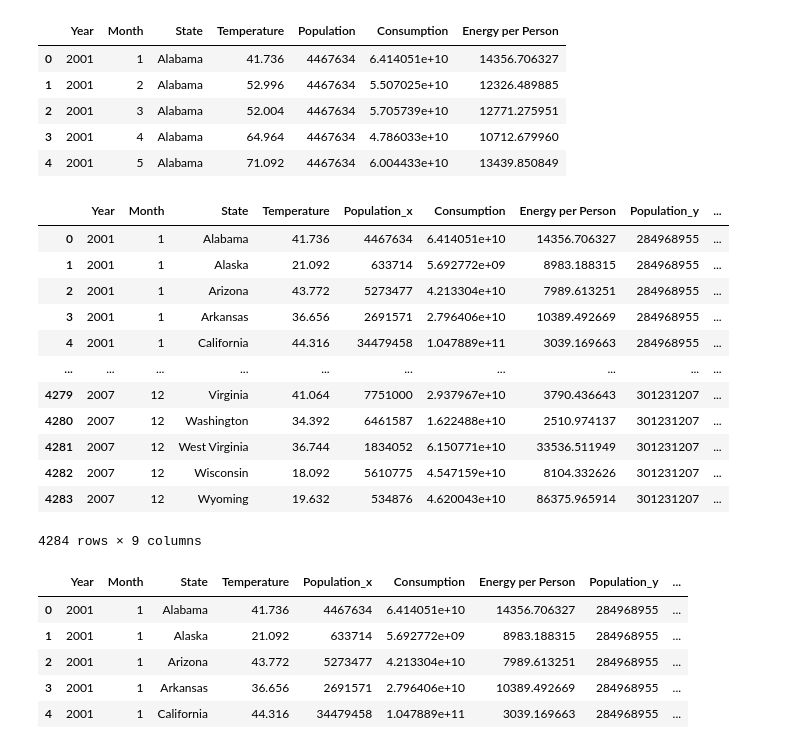
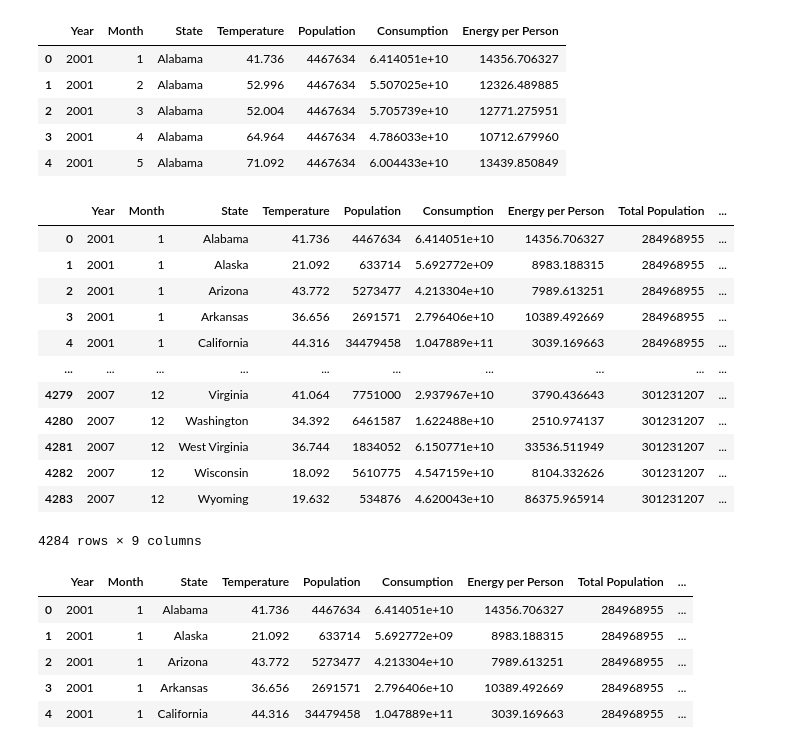
Before and after one commit to Siraj2493/Project-1, a Jupyter notebook: weather_analysis.ipynb, the cells around one changed output. Cells and saved outputs as stored; diff of their text form; code cells hidden in the pictures.

```diff
--- a/weather_analysis.ipynb
+++ b/weather_analysis.ipynb
@@ -51,19 +34,20 @@ combined_df.head()
 | 3 | 2001 | 4 | Alabama | 64.964 | 4467634 | 4.786033e+10 | 10712.679960 |
 | 4 | 2001 | 5 | Alabama | 71.092 | 4467634 | 6.004433e+10 | 13439.850849 |
 # %%
-# create a ratio number for pupolation
-# build total population series
+# create a weight for each row state population/total population
+# build total population series for each month
 population_totals = combined_df.groupby(['Year', 'Month'])['Population'].sum()
 
 # merge the data back into the dataset
 combined_df = combined_df.merge(population_totals, on=['Year', 'Month'])
+combined_df.rename(columns = {'Population_x':'Population', 'Population_y':'Total Population'}, inplace = True)
 
-# create a percent of total population column to normalize other data
-combined_df['Percent of Population'] = combined_df['Population_x'] / combined_df['Population_y']
+# create a percent of total population column to use as a weight
+combined_df['Weight'] = combined_df['Population'] / combined_df['Total Population']
 
 combined_df
 # %% [output]
-|  | Year | Month | State | Temperature | Population_x | Consumption | Energy per Person | Population_y | ... |
+|  | Year | Month | State | Temperature | Population | Consumption | Energy per Person | Total Population | ... |
 | 0 | 2001 | 1 | Alabama | 41.736 | 4467634 | 6.414051e+10 | 14356.706327 | 284968955 | ... |
 | 1 | 2001 | 1 | Alaska | 21.092 | 633714 | 5.692772e+09 | 8983.188315 | 284968955 | ... |
 | 2 | 2001 | 1 | Arizona | 43.772 | 5273477 | 4.213304e+10 | 7989.613251 | 284968955 | ... |
@@ -77,12 +61,12 @@ combined_df
 | 4283 | 2007 | 12 | Wyoming | 19.632 | 534876 | 4.620043e+10 | 86375.965914 | 301231207 | ... |
 4284 rows × 9 columns
 # %%
-# Calculate normalized power and temperature numbers
-combined_df['Temperature N'] = combined_df['Temperature'] * combined_df['Percent of Population']
-combined_df['Power N'] = combined_df['Energy per Person'] * combined_df['Percent of Population']
+# Calculate weighted power and temperature values
+combined_df['Weighted Temperature'] = combined_df['Temperature'] * combined_df['Weight']
+combined_df['Weighted Energy'] = combined_df['Energy per Person'] * combined_df['Weight']
 combined_df.head()
 # %% [output]
-|  | Year | Month | State | Temperature | Population_x | Consumption | Energy per Person | Population_y | ... |
+|  | Year | Month | State | Temperature | Population | Consumption | Energy per Person | Total Population | ... |
 | 0 | 2001 | 1 | Alabama | 41.736 | 4467634 | 6.414051e+10 | 14356.706327 | 284968955 | ... |
 | 1 | 2001 | 1 | Alaska | 21.092 | 633714 | 5.692772e+09 | 8983.188315 | 284968955 | ... |
 | 2 | 2001 | 1 | Arizona | 43.772 | 5273477 | 4.213304e+10 | 7989.613251 | 284968955 | ... |
```
Also changed, not shown: parts of 18 cells of this notebook, 3 other files.
